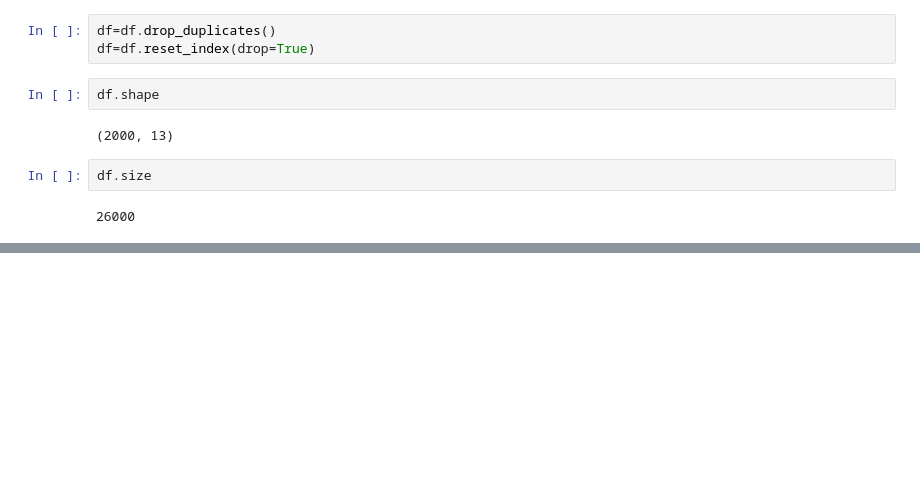
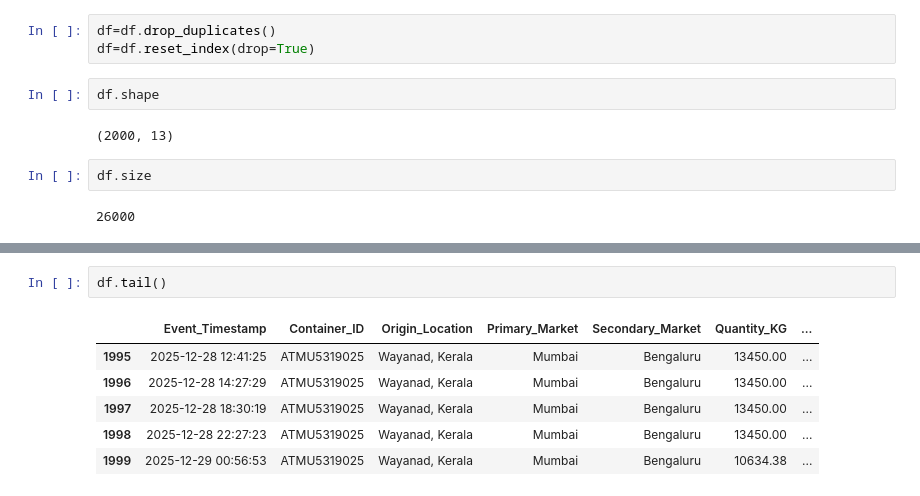
Before and after one commit to Midhunghosh/Micro-Climate-Arbitrage-Analytics, a Jupyter notebook: Untitled.ipynb, the cells around one changed output, grey strips where cells are left out. Cells and saved outputs as stored; diff of their text form; blank space fills up the shorter version.

```diff
--- a/Untitled.ipynb
+++ b/Untitled.ipynb
@@ -68,3 +77,12 @@ df.size
+# %%
+df.tail()
+# %% [output]
+|  | Event_Timestamp | Container_ID | Origin_Location | Primary_Market | Secondary_Market | Quantity_KG | ... |
+| 1995 | 2025-12-28 12:41:25 | ATMU5319025 | Wayanad, Kerala | Mumbai | Bengaluru | 13450.00 | ... |
+| 1996 | 2025-12-28 14:27:29 | ATMU5319025 | Wayanad, Kerala | Mumbai | Bengaluru | 13450.00 | ... |
+| 1997 | 2025-12-28 18:30:19 | ATMU5319025 | Wayanad, Kerala | Mumbai | Bengaluru | 13450.00 | ... |
+| 1998 | 2025-12-28 22:27:23 | ATMU5319025 | Wayanad, Kerala | Mumbai | Bengaluru | 13450.00 | ... |
+| 1999 | 2025-12-29 00:56:53 | ATMU5319025 | Wayanad, Kerala | Mumbai | Bengaluru | 10634.38 | ... |
 # %%
 print(df.value_counts())
 # %% [output]
```
Also changed, not shown: parts of 27 cells of this notebook.
